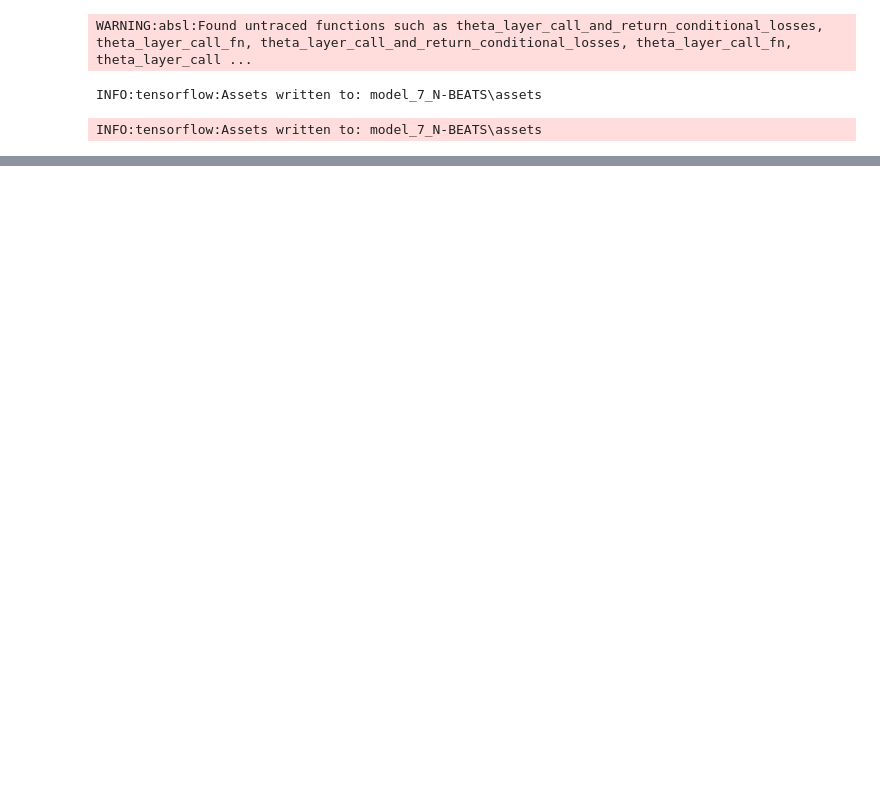
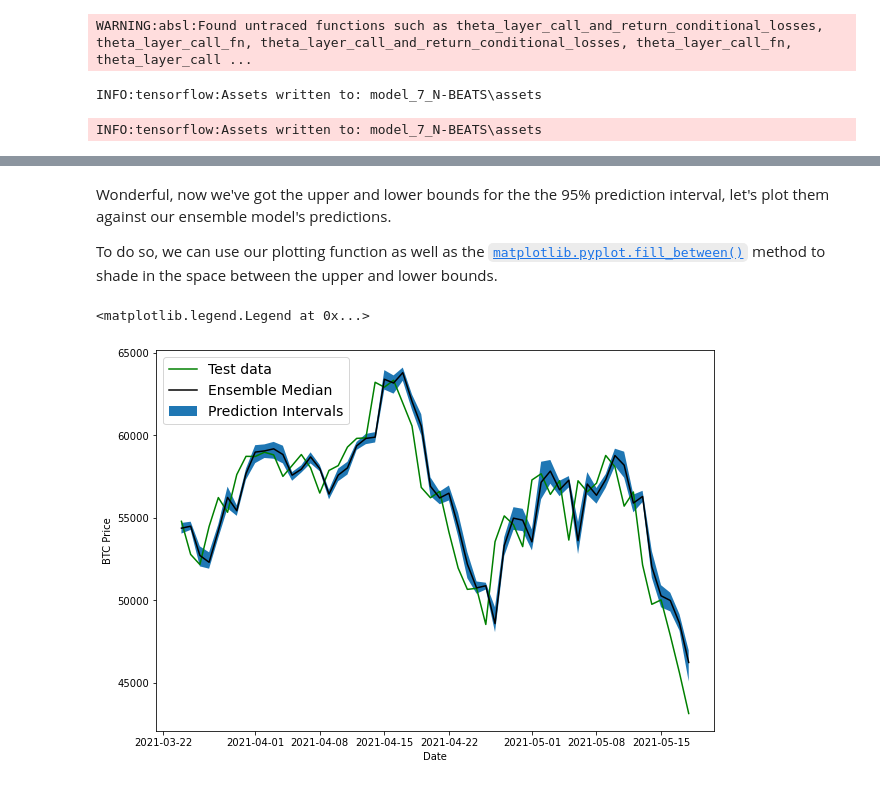
Before and after one commit to Locchuong96/machine-learning, a Jupyter notebook: TensorFlow2/practices/10. Milestone Project 3 Time series forecasting in TensorFlow (BitPredict 💰📈).ipynb, the cells around one changed output, grey strips where cells are left out. Drawn from its saved outputs; the diff is of its cells as text; code cells hidden in the pictures; blank space fills up the shorter version.

```diff
--- a/TensorFlow2/practices/10. Milestone Project 3 Time series forecasting in TensorFlow (BitPredict 💰📈).ipynb
+++ b/TensorFlow2/practices/10. Milestone Project 3 Time series forecasting in TensorFlow (BitPredict 💰📈).ipynb
@@ -2374,0 +2437,4 @@ We'll start by creating a function to produce a list of different models trained
+# %%
+# Get list of trained ensemble models
+ensemble_models = get_ensemble_models(num_iter=2,
+                                     num_epochs=1000)
@@ -2374,0 +2473,6 @@ We'll start by creating a function to produce a list of different models trained
+# %%
+# Create a list of ensemble predictions
+ensemble_preds = make_ensemble_preds(ensemble_models=ensemble_models,
+                                    data=test_dataset)
+
+ensemble_preds
@@ -2374,0 +2563,42 @@ We'll start by creating a function to produce a list of different models trained
+# %%
+# Find upper and lower bounds of ensemble predictions
+# 1. Take the predictions of multiple randomly initialized deep learning neural networks
+def get_upper_lower(preds):
+    # 2. Measure the standard deviation of predictions
+    std = tf.math.reduce_std(preds,axis=0)
+
+    # 3. Multiply the standard deviation by 1.96
+    interval = 1.96 * std # https://en.wikipedia.org/wiki/1.96
+
+    # 4. Get the prediction interval upper and lower bounds
+    preds_mean = tf.reduce_mean(preds,axis=0)
+    lower,upper = preds_mean - interval, preds_mean + interval
+
+    return lower,upper
+# %%
+# Get the upper and lower bounds of the 95%
+lower,upper = get_upper_lower(preds=ensemble_preds)
+# %% [markdown]
+Wonderful, now we've got the upper and lower bounds for the the 95% prediction interval, let's plot them against our ensemble model's predictions.
+
+To do so, we can use our plotting function as well as the [`matplotlib.pyplot.fill_between()`](https://matplotlib.org/stable/api/_as_gen/matplotlib.pyplot.fill_between.html) method to shade in the space between the upper and lower bounds.
+# %%
+# Get the median values of our ensemble preds
+ensemble_median = np.median(ensemble_preds,axis=0)
+
+# Plot the median of our ensemble preds along with the prediction intervals (where the predictions fall between)
+offset=500
+plt.figure(figsize=(10,7))
+plt.plot(X_test.index[offset:],y_test[offset:],'g',label='Test data')
+plt.plot(X_test.index[offset:],ensemble_median[offset:],'k-',label='Ensemble Median')
+plt.xlabel('Date')
+plt.ylabel('BTC Price')
+plt.fill_between(X_test.index[offset:],
+                 (lower)[offset:],
+                 (upper)[offset:],
+                 label='Prediction Intervals'
+                )
+plt.legend(loc='upper left',fontsize=14)
+# %% [output]
+<matplotlib.legend.Legend at 0x...>
+[figure, added]
```
Also changed, not shown: parts of 34 cells of this notebook.
